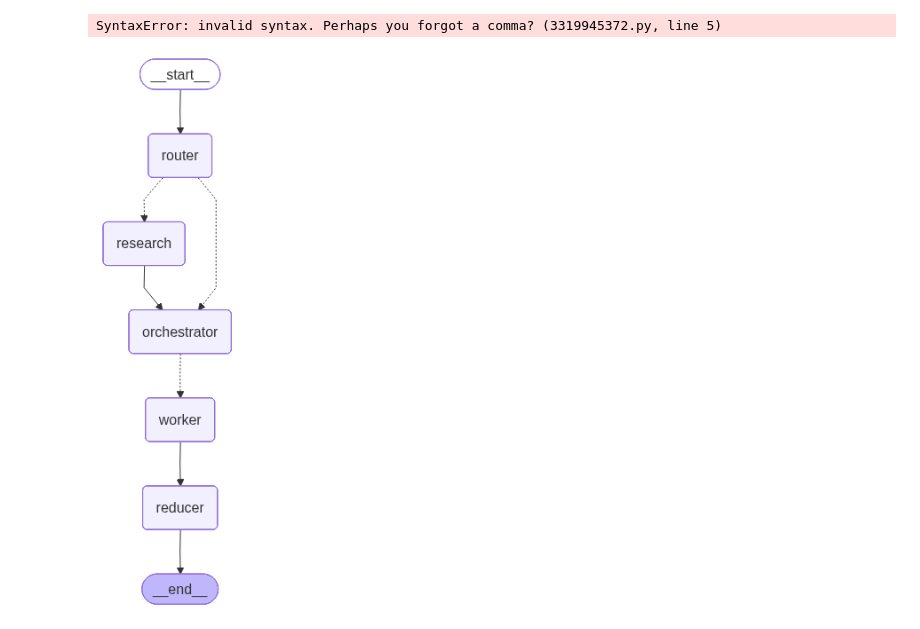
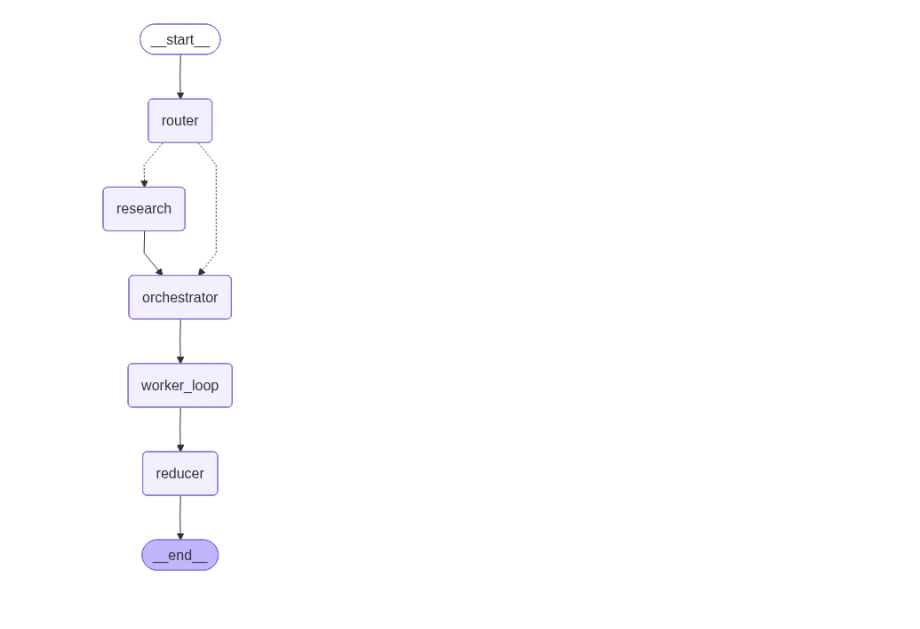
Before and after one commit to Ujjwal10228/Blog-writing-Agent, a Jupyter notebook: 2_bwa_research_fine_tuned.ipynb, the cells around one changed output. Cells and saved outputs as stored; diff of their text form; code cells hidden in the pictures.

```diff
--- a/2_bwa_research_fine_tuned.ipynb
+++ b/2_bwa_research_fine_tuned.ipynb
@@ -101,12 +105,10 @@ class State(TypedDict):
 # 2) LLM
 # ----------------------
 llm = ChatGroq(
-    model="llama-3.1-8b-instant",
+    model="llama-3.3-70b-versatile",
     temperature=0.2,
     max_tokens=2048,
 )
-# %% [output]
-SyntaxError: invalid syntax. Perhaps you forgot a comma? (3319945372.py, line 5)
 # %%
 # 3) Router (decide upfront)
 # -----------------------------
@@ -211,7 +213,12 @@ Rules:
 - Deduplicate by URL.
 """
 
-def _chunk_text(s: str, max_chars: int) -> List[str]:
+def _chunk_text(s: str, max_chars: int = 8000) -> List[str]:
+    """
+    Chunk text based on TPM limits.
+    12K TPM / 5K tokens per call (3K input + 2K output) = ~2.4 calls per minute
+    So max_chars=8000 (~2000 tokens) is safer with output buffer
+    """
     if len(s) <= max_chars:
         return [s]
     chunks = []
@@ -248,7 +255,7 @@ def research_node(state: State) -> dict:
 
     # Chunk to avoid Groq TPM spikes on large query batches
     raw_text = str(compact)
-    chunks = _chunk_text(raw_text, max_chars=12000)
+    chunks = _chunk_text(raw_text, max_chars=8000)
 
     extractor = llm.with_structured_output(EvidencePack)
     all_evidence: List[EvidenceItem] = []
@@ -484,26 +504,27 @@ def reducer_node(state: State) -> dict:
 # %%
 # 9) Build graph
 # -----------------------------
 g = StateGraph(State)
 g.add_node("router", router_node)
 g.add_node("research", research_node)
 g.add_node("orchestrator", orchestrator_node)
-g.add_node("worker", worker_node)
+g.add_node("worker_loop", worker_loop_node)  # Sequential workers instead of parallel
 g.add_node("reducer", reducer_node)
 
 g.add_edge(START, "router")
 g.add_conditional_edges("router", route_next, {"research": "research", "orchestrator": "orchestrator"})
 g.add_edge("research", "orchestrator")
 
-g.add_conditional_edges("orchestrator", fanout, ["worker"])
-g.add_edge("worker", "reducer")
+# Changed: route directly to worker_loop instead of fanout
+g.add_edge("orchestrator", "worker_loop")
+g.add_edge("worker_loop", "reducer")
 g.add_edge("reducer", END)
 
 app = g.compile()
 
 app
 # %% [output]
-[figure, old version]
+[figure, new version]
 # %%
 # 10) Runner
 # -----------------------------
```
Also changed, not shown: parts of 3 cells of this notebook, 27 other files.
